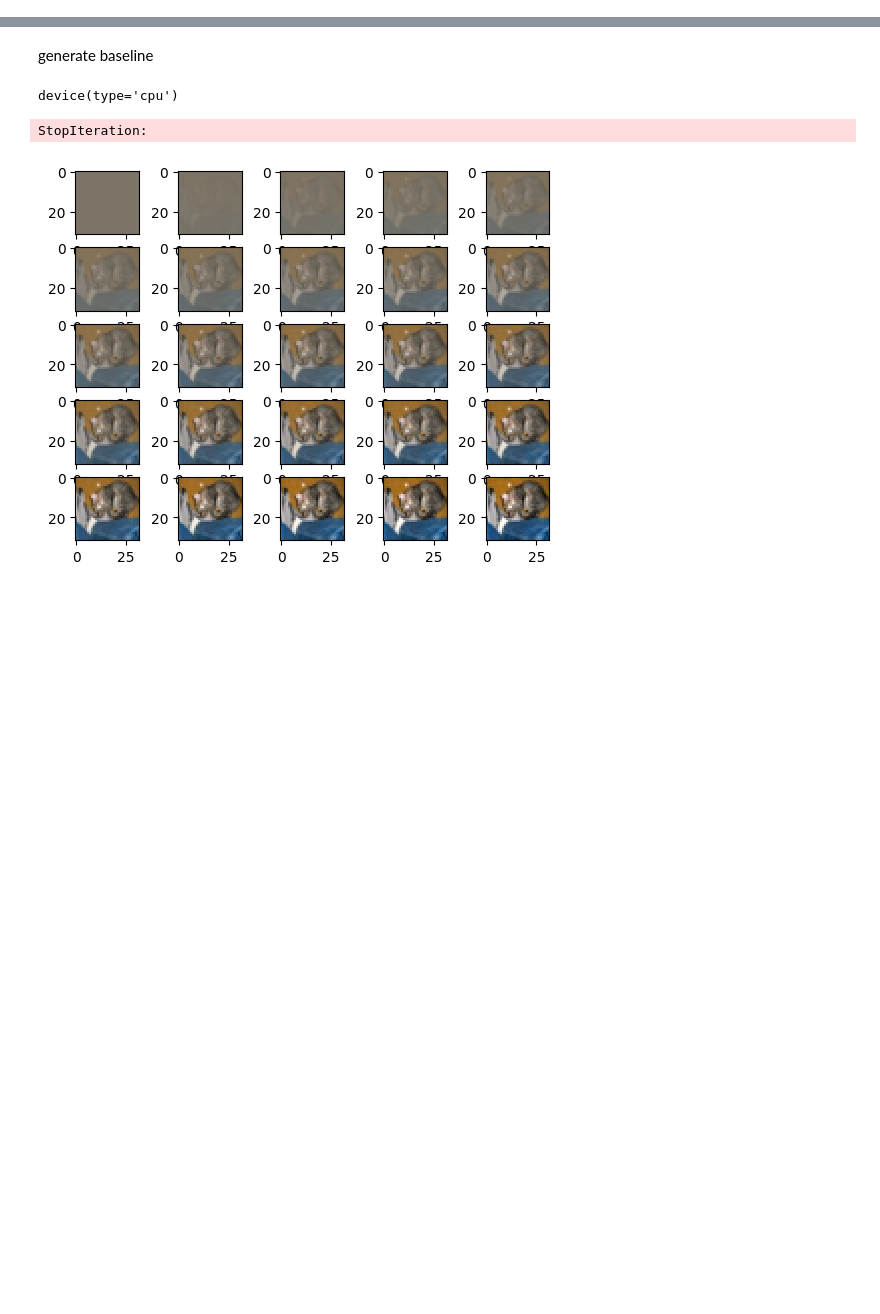
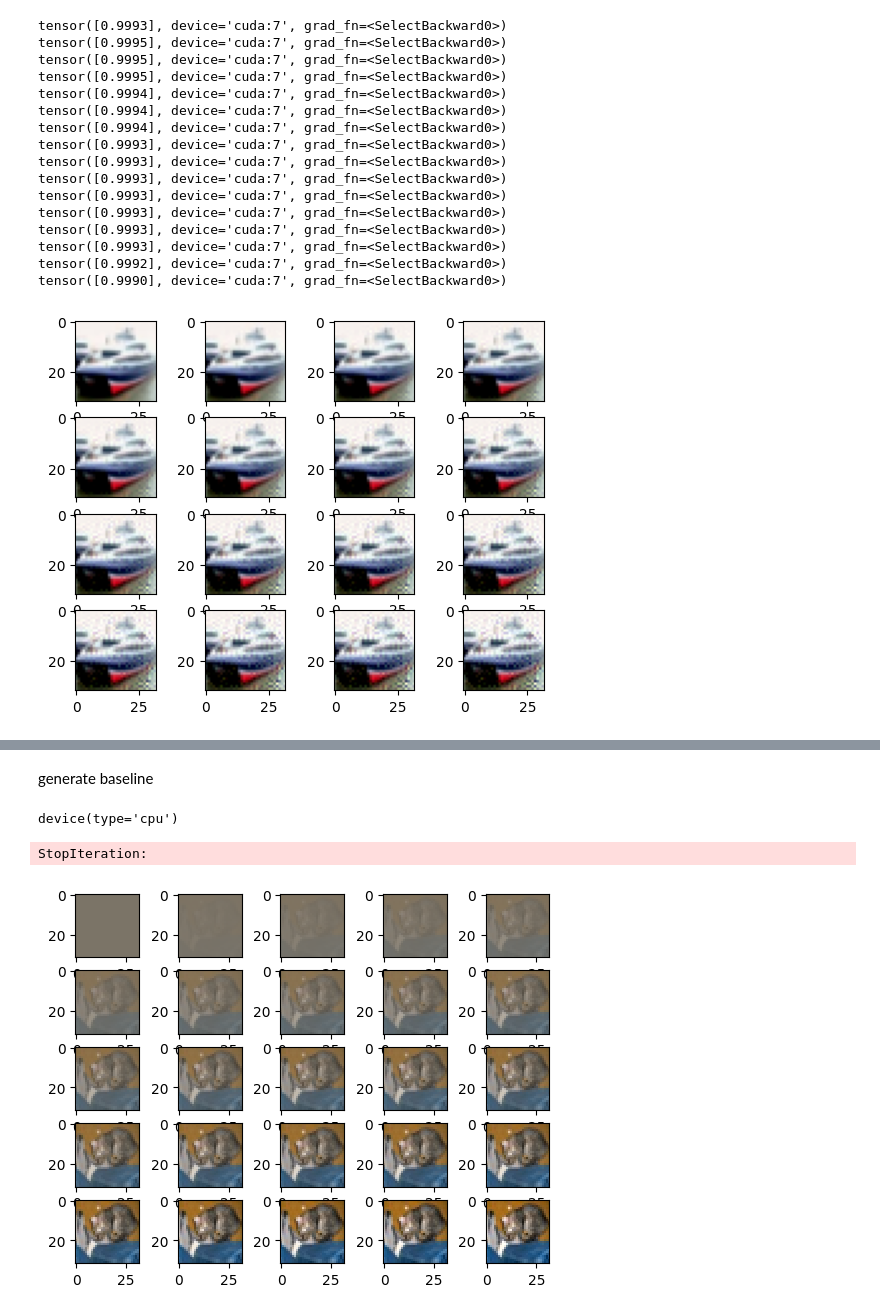
Before and after one commit to jleehun/ig_inversion, a Jupyter notebook: tasks/0524.ipynb, the cells around one changed output, grey strips where cells are left out. Drawn from its saved outputs; the diff is of its cells as text; code cells hidden in the pictures; blank space fills up the shorter version.

```diff
--- a/tasks/0524.ipynb
+++ b/tasks/0524.ipynb
@@ -35,6 +35,9 @@ IMAGENET_MEAN = [0.485, 0.456, 0.406]
 IMAGENET_STD  = [0.229, 0.224, 0.225]
 
 my_cmap=plt.cm.seismic(np.arange(plt.cm.seismic.N))
+
+
+device = 'cuda:7'
 # %%
 # https://github.com/PAIR-code/saliency/blob/master/Examples_pytorch.ipynb
 
@@ -118,0 +264,16 @@ def call_model_function(images, call_model_args=None, expected_keys=None):
+# %%
+for i in range(100):
+    img = valid_dataset[i][0].to(device)
+    lab = valid_dataset[i][1]
+    j = 0
+    score1 = 100
+    while score1 > 0.01:
+        # print(j)
+        j += 1
+        grad, sc = get_gradient(model, img, lab, device)
+        img_hat = img - grad.squeeze(0) * 5
+        # print(img_hat.size())
+        score = sc
+        img = img_hat
+        if j > 10: break
+    print(j)
@@ -118,0 +301,34 @@ def call_model_function(images, call_model_args=None, expected_keys=None):
+# %%
+
+temp = valid_dataset[1][0].to(device)
+
+fig, axes = plt.subplots(4, 4)
+axes_flat = axes.flat
+# my_cmap=plt.cm.seismic(np.arange(plt.cm.seismic.N))
+for i in range(16):
+    t = temp.squeeze(0) + i * gradient.squeeze(0) * 1
+    t = t.detach().clone()
+    t = t.to(device)
+    output = model(t.unsqueeze(0))
+    score = torch.softmax(output, dim=-1)
+    print(score[:, 8])
+    ax = next(axes_flat)
+    ax.imshow(convert_to_img(t))
+# %% [output]
+tensor([0.9993], device='cuda:7', grad_fn=<SelectBackward0>)
+tensor([0.9995], device='cuda:7', grad_fn=<SelectBackward0>)
+tensor([0.9995], device='cuda:7', grad_fn=<SelectBackward0>)
+tensor([0.9995], device='cuda:7', grad_fn=<SelectBackward0>)
+tensor([0.9994], device='cuda:7', grad_fn=<SelectBackward0>)
+tensor([0.9994], device='cuda:7', grad_fn=<SelectBackward0>)
+tensor([0.9994], device='cuda:7', grad_fn=<SelectBackward0>)
+tensor([0.9993], device='cuda:7', grad_fn=<SelectBackward0>)
+tensor([0.9993], device='cuda:7', grad_fn=<SelectBackward0>)
+tensor([0.9993], device='cuda:7', grad_fn=<SelectBackward0>)
+tensor([0.9993], device='cuda:7', grad_fn=<SelectBackward0>)
+tensor([0.9993], device='cuda:7', grad_fn=<SelectBackward0>)
+tensor([0.9993], device='cuda:7', grad_fn=<SelectBackward0>)
+tensor([0.9993], device='cuda:7', grad_fn=<SelectBackward0>)
+tensor([0.9992], device='cuda:7', grad_fn=<SelectBackward0>)
+tensor([0.9990], device='cuda:7', grad_fn=<SelectBackward0>)
+[figure, added]
```
Also changed, not shown: parts of 17 cells of this notebook, 8 other files.
